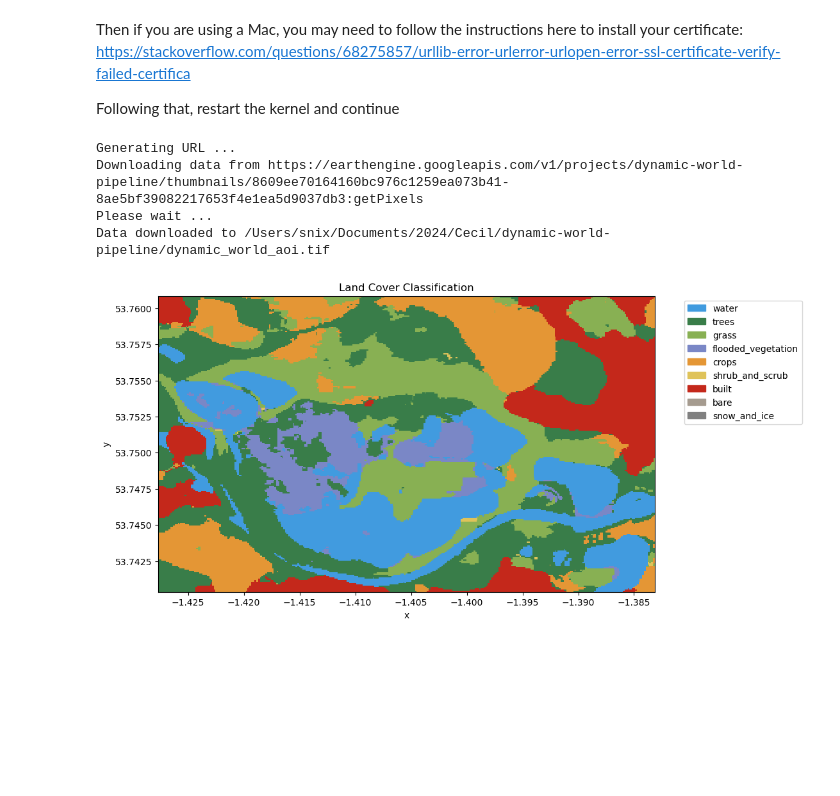
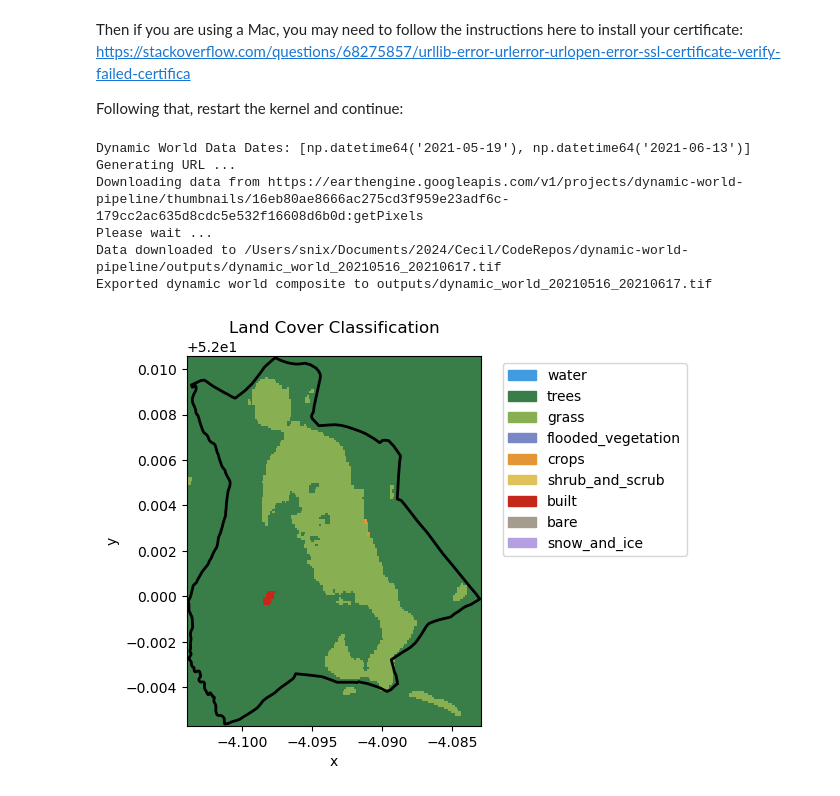
Before and after one commit to sabinenix/dynamic-world-pipeline, a Jupyter notebook: Dynamic World LULC Pipeline.ipynb, the cells around one changed output. Cells and saved outputs as stored; diff of their text form; code cells hidden in the pictures; blank space fills up the shorter version.

Commit message:
Restructured code to use date buffer parameter and removed commented code

```diff
--- a/Dynamic World LULC Pipeline.ipynb
+++ b/Dynamic World LULC Pipeline.ipynb
@@ -34,5 +47,5 @@ else:
 # %% [markdown]
 Then if you are using a Mac, you may need to follow the instructions here to install your certificate: https://stackoverflow.com/questions/68275857/urllib-error-urlerror-urlopen-error-ssl-certificate-verify-failed-certifica
 
-Following that, restart the kernel and continue
+Following that, restart the kernel and continue:
 # %%
@@ -133,45 +139,55 @@ def fetch_dynamic_world(aoi_path, date):
 # %%
-# set date
-# note that DW does not have regular date intervals, so we just select the nearest date
-date = '2021-06-02'
+# Set target date of interest.
+date = '2021-06-01'
+date_buffer = 16
 
-geojson_path = "/Users/snix/Documents/2024/Cecil/AOISimplification/AOIs/reesets/st_aidans_boundary_reserve/aoi.geojson"
+# Read config information from yml file.
+with open("config.yml", "r") as yml:
+    config = yaml.safe_load(yml)
 
-# call data
-dynamic_world_tif = fetch_dynamic_world(geojson_path, date)
+out_dir = config['out-dir']
+aoi_path = config['aoi-path']
+
+# Call function to export dynamic world raster.
+dynamic_world_tif = fetch_dynamic_world(aoi_path, date, date_buffer, out_dir)
 # %% [output]
+Dynamic World Data Dates: [np.datetime64('2021-05-19'), np.datetime64('2021-06-13')]
 Generating URL ...
-Downloading data from https://earthengine.googleapis.com/v1/projects/dynamic-world-pipeline/thumbnails/8609ee70164160bc976c1259ea073b41-8ae5bf39082217653f4e1ea5d9037db3:getPixels
+Downloading data from https://earthengine.googleapis.com/v1/projects/dynamic-world-pipeline/thumbnails/16eb80ae8666ac275cd3f959e23adf6c-179cc2ac635d8cdc5e532f16608d6b0d:getPixels
 Please wait ...
-Data downloaded to /Users/snix/Documents/2024/Cecil/dynamic-world-pipeline/dynamic_world_aoi.tif
+Data downloaded to /Users/snix/Documents/2024/Cecil/CodeRepos/dynamic-world-pipeline/outputs/dynamic_world_20210516_20210617.tif
+Exported dynamic world composite to outputs/dynamic_world_20210516_20210617.tif
 # %%
-import rioxarray as rxr
-import matplotlib.pyplot as plt
 import matplotlib.patches as mpatches
 from matplotlib.colors import ListedColormap, BoundaryNorm
 
-# Define the color palette, labels, and corresponding values
-colors = ['#419bdf', '#397d49', '#88b053', '#7a87c6', '#e49635', '#dfc35a', '#c4281b', '#a59b8f', '#808080']  # Gray for snow_and_ice
+# Define the color palette, labels, and corresponding values.
+colors = ['#419bdf', '#397d49', '#88b053', '#7a87c6', '#e49635', '#dfc35a', '#c4281b', '#a59b8f', '#B39FE1']
 labels = ['water', 'trees', 'grass', 'flooded_vegetation', 'crops', 'shrub_and_scrub', 'built', 'bare', 'snow_and_ice']
-values = [0, 1, 2, 3, 4, 5, 6, 7, 8]  # Raster values that correspond to each land cover type
+values = [0, 1, 2, 3, 4, 5, 6, 7, 8]
 
-# Create a colormap and a normalization based on the values
+# Create a colormap and a normalization based on the values.
 cmap = ListedColormap(colors)
 norm = BoundaryNorm(values + [max(values) + 1], cmap.N)  # Ensures correct mapping of values to colors
 
-# Open the GeoTIFF using rioxarray
+# Open the GeoTIFF using rioxarray.
 classification = rxr.open_rasterio(dynamic_world_tif)
 
-# Plot the classification raster
-plt.figure(figsize=(10, 6))
+# Plot the dynamic world composite raster.
+plt.figure()
 img = classification.plot(cmap=cmap, norm=norm, add_colorbar=False)
+img.axes.set_aspect('equal')
 
-# Create a custom legend
+# Read the AOI geojson as geodataframe.
+aoi_gdf = gpd.read_file(aoi_path)
+aoi_gdf.boundary.plot(ax=img.axes, edgecolor='black', linewidth=2)
+
+# Create a custom legend.
 patches = [mpatches.Patch(color=colors[i], label=labels[i]) for i in range(len(labels))]
 plt.legend(handles=patches, bbox_to_anchor=(1.05, 1), loc='upper left')
 
-# Show the plot
+# Show the plot.
 plt.title('Land Cover Classification')
 plt.show()
 # %% [output]
-[figure, old version]
+[figure, new version]
```
Also changed, not shown: parts of 11 cells of this notebook.
